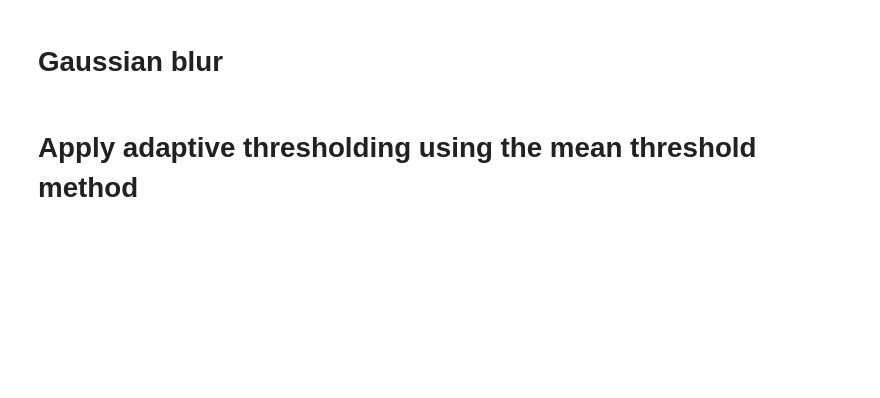
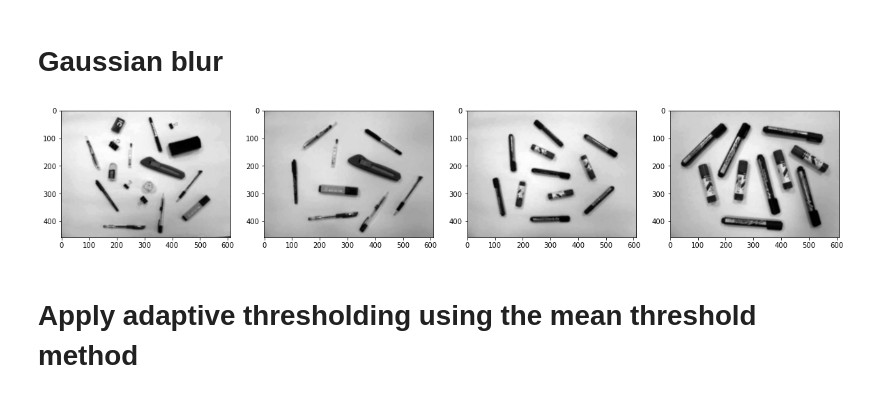
Before and after one commit to nvhoang55/Nhom-11__XLA__Project, a Jupyter notebook: bai-1/bai-1-set-2.ipynb, the cells around one changed output. Saved outputs shown, nothing was run; the diff lists cells and outputs as text; code cells hidden in the pictures; blank space fills up the shorter version.

```diff
--- a/bai-1/bai-1-set-2.ipynb
+++ b/bai-1/bai-1-set-2.ipynb
@@ -36,3 +61,13 @@ plt.imshow(blur, cmap='gray')
+# %%
+def apply_gaussian_blur(image):
+    return cv.GaussianBlur(image, (7, 7), 0)
+
+
+images = list(map(apply_gaussian_blur, images))
+
+show_all_images(images)
+# %% [output]
+[figure, added]
 # %% [markdown]
 # Apply adaptive thresholding using the mean threshold method
 # %%
```
Also changed, not shown: parts of 19 cells of this notebook, 1 other file.
